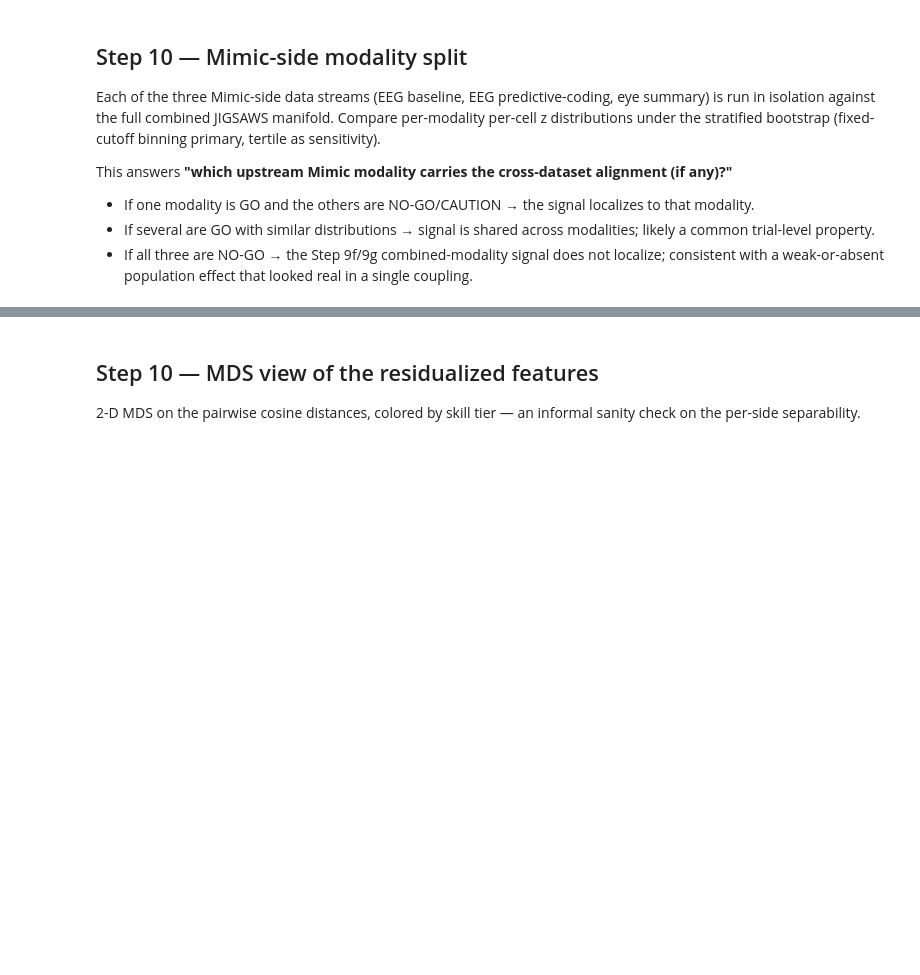
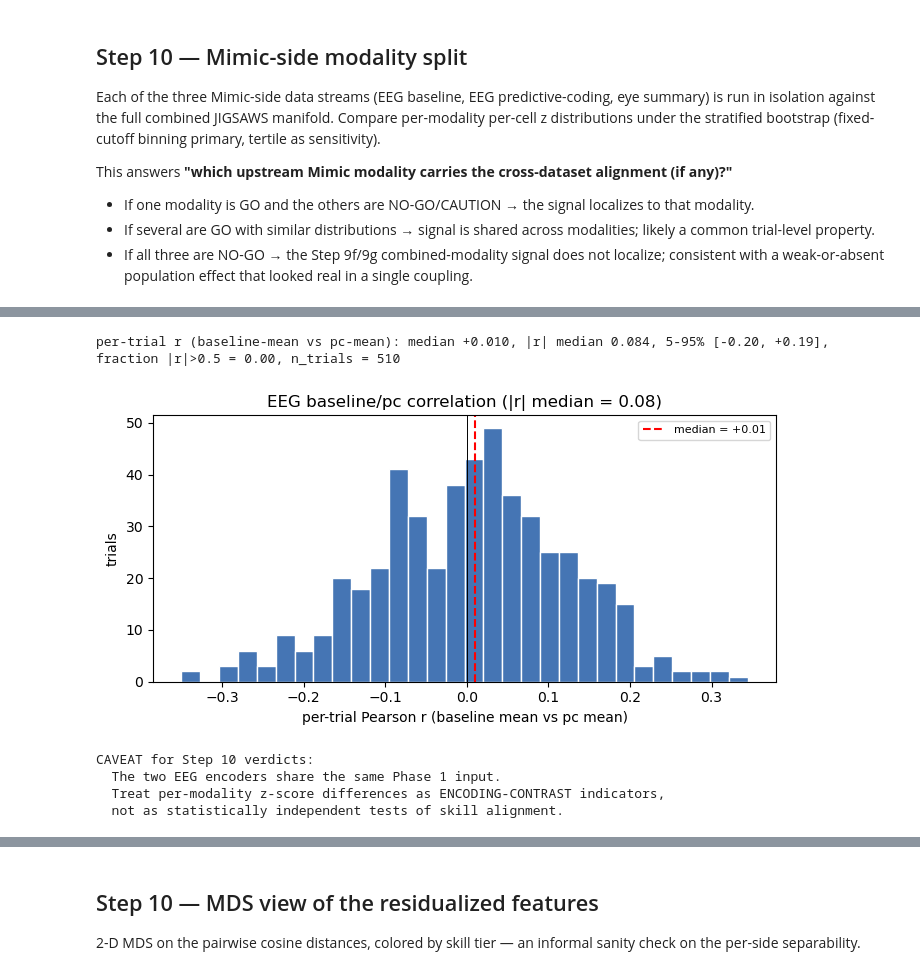
Before and after one commit to Mhaidar117/Surgical_Gestures, a Jupyter notebook: pipeline/skills_manifold.ipynb, the cells around one changed output, grey strips where cells are left out. Saved outputs shown, nothing was run; the diff lists cells and outputs as text; code cells hidden in the pictures; blank space fills up the shorter version.

Commit message:
skills manifold testing updated, updated CLAUDE.md file

```diff
--- a/pipeline/skills_manifold.ipynb
+++ b/pipeline/skills_manifold.ipynb
@@ -1111,0 +1124,38 @@ plt.tight_layout(); plt.show()
+# %%
+from skill_manifold.trial_null import eeg_baseline_pc_correlation
+
+corr = eeg_baseline_pc_correlation(
+    features_e_full=er_df[e_cols].to_numpy(float),
+    baseline_cols=mod_cols['eeg_baseline'],
+    pc_cols=mod_cols['eeg_predictive_coding'],
+    e_cols_full=e_cols,
+)
+print(f'per-trial r (baseline-mean vs pc-mean): '
+      f'median {corr["median"]:+.3f}, |r| median {corr["median_abs"]:.3f}, '
+      f'5-95% [{corr["p05"]:+.2f}, {corr["p95"]:+.2f}], '
+      f'fraction |r|>0.5 = {corr["frac_abs_gt_0p5"]:.2f}, '
+      f'n_trials = {corr["n_trials"]}')
+
+fig, ax = plt.subplots(figsize=(7, 3.6))
+ax.hist(corr['per_trial_pearson_r'], bins=30,
+        color='#4575b4', edgecolor='white')
+ax.axvline(corr['median'], color='red', linestyle='--',
+           label=f"median = {corr['median']:+.2f}")
+ax.axvline(0, color='black', linewidth=0.7)
+ax.set_xlabel('per-trial Pearson r (baseline mean vs pc mean)')
+ax.set_ylabel('trials')
+ax.set_title(f"EEG baseline/pc correlation (|r| median = {corr['median_abs']:.2f})")
+ax.legend(fontsize=8); plt.tight_layout(); plt.show()
+
+print()
+print('CAVEAT for Step 10 verdicts:')
+print('  The two EEG encoders share the same Phase 1 input.')
+print('  Treat per-modality z-score differences as ENCODING-CONTRAST indicators,')
+print('  not as statistically independent tests of skill alignment.')
+# %% [output]
+per-trial r (baseline-mean vs pc-mean): median +0.010, |r| median 0.084, 5-95% [-0.20, +0.19], fraction |r|>0.5 = 0.00, n_trials = 510
+[figure, added]
+CAVEAT for Step 10 verdicts:
+  The two EEG encoders share the same Phase 1 input.
+  Treat per-modality z-score differences as ENCODING-CONTRAST indicators,
+  not as statistically independent tests of skill alignment.
```
Also changed, not shown: parts of 16 cells of this notebook, 12 other files.
